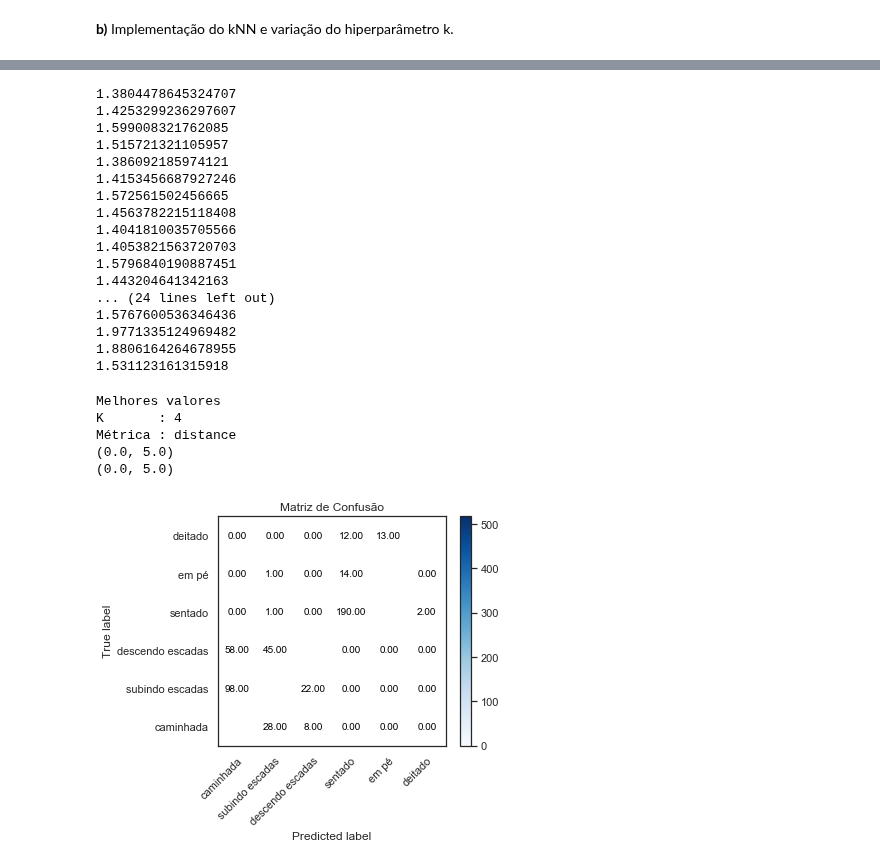
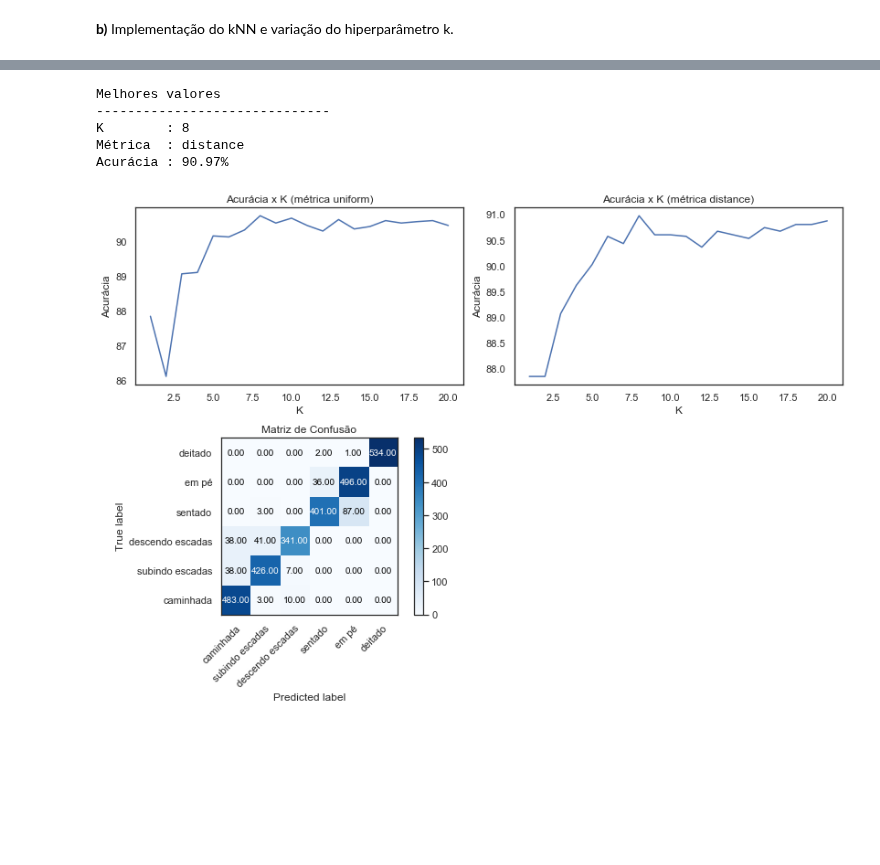
Before and after one commit to rdenadai/ia006c, a Jupyter notebook: notebooks/EFC02/EFC02.ipynb, the cells around one changed output, grey strips where cells are left out. Cells and saved outputs as stored; diff of their text form; code cells hidden in the pictures; blank space fills up the shorter version.

```diff
--- a/notebooks/EFC02/EFC02.ipynb
+++ b/notebooks/EFC02/EFC02.ipynb
@@ -917,86 +912,76 @@ class KNeighborsClassifierImpl:
         return np.array(y_pred)
 # %%
 best_acc, best_k, best_m = 0, 1, "uniform"
-ACC = []
+ACC = {"uniform": [], "distance": []}
 for k in range(1, 21):
-    for metric in ["uniform", "distance"]:
+    for metric in ACC.keys():
         # start = time.time()
         knn = KNeighborsClassifierImpl(k=k, metric=metric)
-        knn.fit(x_har_train[:250], y_har_train[:250])
+        knn.fit(x_har_train, y_har_train)
         acc = np.sum(y_har_test == knn.predict(x_har_test)) / len(x_har_test)
         acc = np.round(acc * 100, 2)
-        ACC.append(acc)
+        ACC[metric].append(acc)
         if acc > best_acc:
             best_k = k
             best_m = metric
             best_acc = acc
         # print(time.time() - start)
-# %% [output]
-1.3804478645324707
-1.4253299236297607
-1.599008321762085
-1.515721321105957
-1.386092185974121
-1.4153456687927246
-1.572561502456665
-1.4563782215118408
-1.4041810035705566
-1.4053821563720703
-1.5796840190887451
-1.443204641342163
-... (24 lines left out)
-1.5767600536346436
-1.9771335124969482
-1.8806164264678955
-1.531123161315918
 # %%
-print(f"Melhores valores")
-print(f"K       : {best_k}")
-print(f"Métrica : {best_m}")
-
 knn = KNeighborsClassifierImpl(k=best_k, metric=best_m)
-knn.fit(x_har_train[:250], y_har_train[:250])
+knn.fit(x_har_train, y_har_train)
 y_har_pred = knn.predict(x_har_test)
+acc = np.sum(y_har_test == y_har_pred) / len(x_har_test)
 cfm = confusion_matrix(y_har_test, y_har_pred)
 
+print(f"Melhores valores")
+print("-" * 30)
+print(f"K        : {best_k}")
+print(f"Métrica  : {best_m}")
+print(f"Acurácia : {np.round(acc * 100, 2)}%")
 
 labels = ["caminhada", "subindo escadas", "descendo escadas", "sentado", "em pé", "deitado"]
-plt.figure(figsize=(10, 5))
+
+plt.figure(figsize=(12, 8))
+plt.subplot(2, 2, 1)
+plt.title("Acurácia x K (métrica uniform)")
+plt.plot(range(1, 21), ACC["uniform"])
+plt.xlabel("K")
+plt.ylabel("Acurácia")
+
+plt.subplot(2, 2, 2)
+plt.title("Acurácia x K (métrica distance)")
+plt.plot(range(1, 21), ACC["distance"])
+plt.xlabel("K")
+plt.ylabel("Acurácia")
+
+ax = plt.subplot(2, 2, 3)
 im = plt.imshow(cfm, interpolation='nearest', cmap=plt.cm.Blues)
-ax = plt.subplot(1, 2, 1)
 ax.figure.colorbar(im, ax=ax)
 ax.set(xticks=np.arange(cfm.shape[1]),
        yticks=np.arange(cfm.shape[0]),
        # ... and label them with the respective list entries
        xticklabels=labels, yticklabels=labels,
        title="Matriz de Confusão",
        ylabel='True label',
        xlabel='Predicted label')
 # Rotate the tick labels and set their alignment.
 plt.setp(ax.get_xticklabels(), rotation=45, ha="right", rotation_mode="anchor")
 # Loop over data dimensions and create text annotations.
 thresh = cfm.max() / 2.
 for i in range(cfm.shape[0]):
     for j in range(cfm.shape[1]):
         ax.text(j, i, format(cfm[i, j], '.2f'),
                 ha="center", va="center",
                 color="white" if cfm[i, j] > thresh else "black")
-print(ax.get_xlim())
-print(ax.get_ylim())
 ax.set_xlim(-0.5, 5.5)
 ax.set_ylim(-0.5, 5.5)
 
-# plt.figure(figsize=(10, 5))
-# plt.title("Acurácia x K")
-# plt.plot(range(1, 21), ACC)
-# plt.xlabel("K")
-# plt.ylabel("Acurácia")
 plt.tight_layout()
 plt.show()
 # %% [output]
 Melhores valores
-K       : 4
-Métrica : distance
-(0.0, 5.0)
-(0.0, 5.0)
+------------------------------
+K        : 8
+Métrica  : distance
+Acurácia : 90.97%
-[figure, old version]
+[figure, new version]
```
Also changed, not shown: parts of 4 cells of this notebook.
